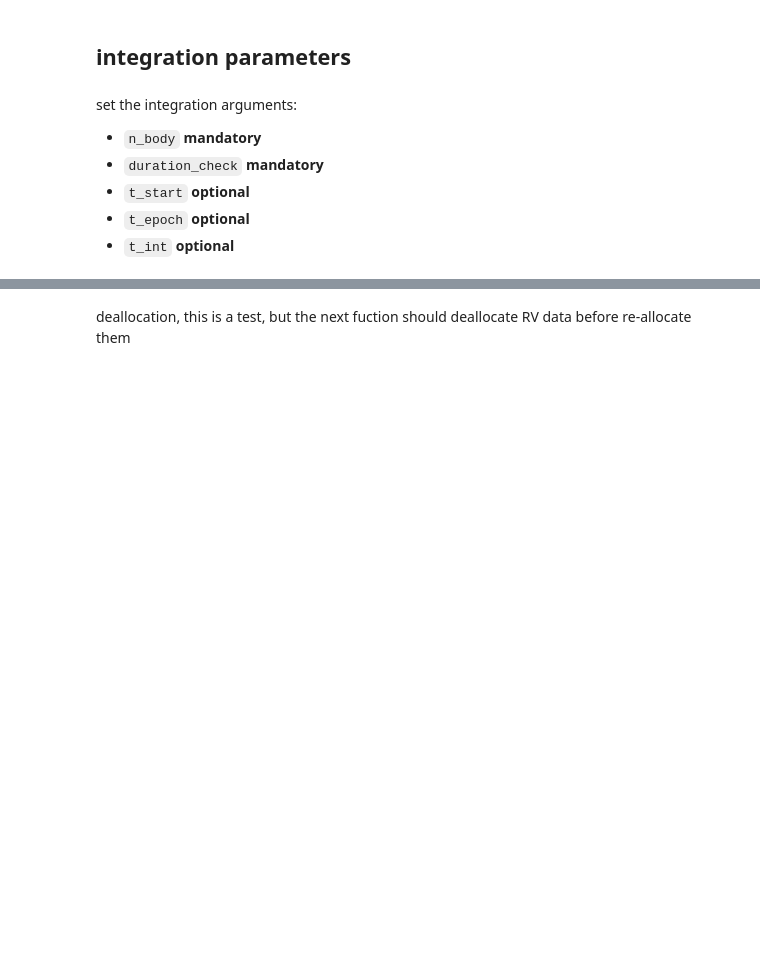
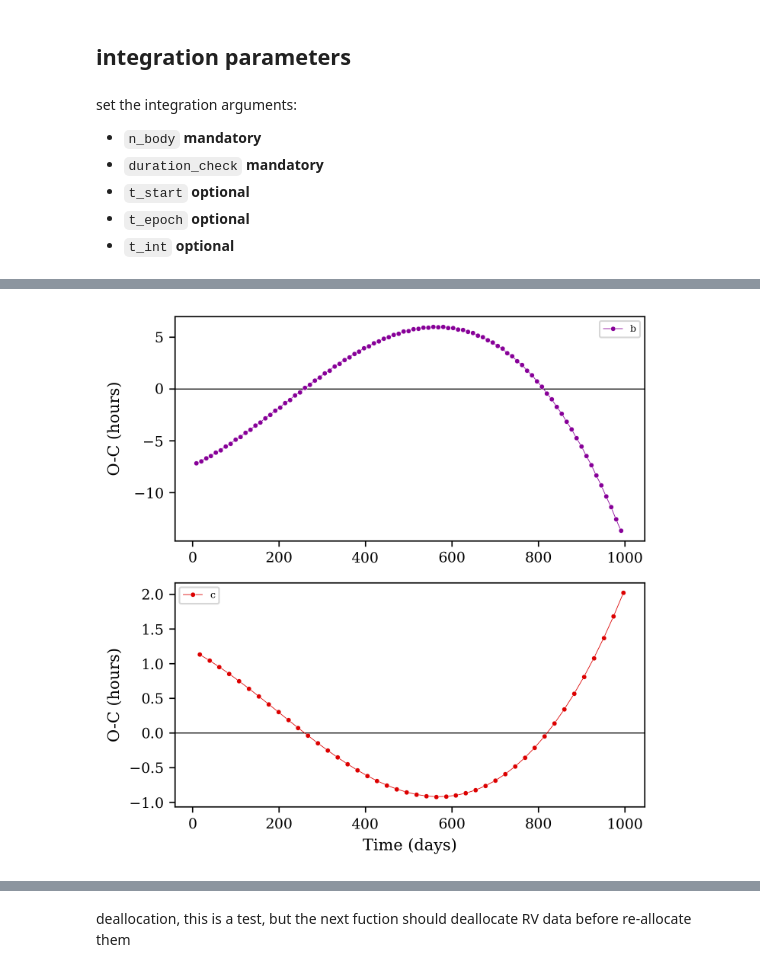
Before and after one commit to lucaborsato/trades, a Jupyter notebook: trades_example/python_examples/import_trades_for_python.ipynb, the cells around one changed output, grey strips where cells are left out. Cells and saved outputs as stored; diff of their text form; code cells hidden in the pictures; blank space fills up the shorter version.

```diff
--- a/trades_example/python_examples/import_trades_for_python.ipynb
+++ b/trades_example/python_examples/import_trades_for_python.ipynb
@@ -52,0 +57,10 @@ provides radial velocities info: time, rv (m/s), and error_rv (m/s)
+# %%
+# parameter = array([star, planet b, planet c]) = array([body_1, body_2, body_3])
+mass   = np.array([1.0, 5.0 * cst.Mears, 54.0 * cst.Mears]) # Masses in Solar unit
+radius = np.array([1.0, 2.0 * cst.Rears,  2.5 * cst.Rears]) # Radii in Solar unit
+period = np.array([0.0, 11.4453, 22.80988]) # Periods in days
+ecc    = np.array([0.0, 0.024, 0.053]) # eccentricities
+argp   = np.array([0.0, 202.1, 167.6]) # argument of pericenters in degrees
+meana  = np.array([0.0, 3.8, 33.4]) # mean anonalies in degrees
+inc    = np.array([0.0, 89.8, 89.9]) # inclinations in degrees
+longn  = np.array([0.0, 180.0, 180.0])# longitude of ascending nodes in degrees
@@ -52,0 +92,10 @@ provides radial velocities info: time, rv (m/s), and error_rv (m/s)
+# %%
+transiting_body = 1 # all planets
+n_transits = (t_int /  period[1:]).astype(int)
+n_all_transits = np.sum(n_transits) + (n_body - 1) # star has no transits by definition
+
+transits, durations, kep_elem, body_flag = pytrades.orbits_to_transits(
+    n_all_transits,
+    time_steps, mass, radius, orbits,
+    transiting_body
+)
@@ -52,0 +376,76 @@ provides radial velocities info: time, rv (m/s), and error_rv (m/s)
+# %%
+fig = plt.figure(figsize=figsize)
+
+nrows = n_body - 1
+ncols = 1
+
+ms = 3
+label_size = 10
+tick_size=8
+leg_size=6
+
+colors = plt.get_cmap("nipy_spectral")(np.linspace(0.1, 0.9, endpoint=True, num=nrows))
+
+axs = []
+xmin = np.inf
+xmax = -np.inf
+
+lin_ephem = {}
+
+for i_body in range(1, n_body):
+    i_py = i_body - 1
+    i_pl = i_body + 1
+    print("=== Planet id {} == {} ===".format(i_pl, pl_names[i_body]))
+    sel = body_flag == i_pl
+    tra = transits[sel]
+    n_tra = len(tra)
+
+    dt = np.diff(tra)
+    Pmed = np.median(dt)
+    print("Pmed = ",Pmed," P = ", period[i_body])
+    Tmed = tra[n_tra // 2]
+    print("Tmed = ", Tmed)
+    epo = np.rint( (tra - Tmed) / Pmed )
+    Tref, Pref, chi2 = pytrades.linear_fit(epo, tra, ey=None)
+    print("Tref = ", Tref, " Pref = ", Pref)
+    print("chi2 = {} ==> chi2/dof = {}".format(chi2, chi2/(len(tra)-2)))
+    lin_ephem[i_pl] = {"Tref": Tref[0], "Pref":Pref[0]}
+
+    Tlin = Tref[0] + epo * Pref[0]
+    oc   = (tra - Tlin)
+    Aoc = 0.5*np.ptp(oc)
+    un = set_unit_base("auto", Aoc)
+    print("A_TTV = semi-amplitude OC = {} {}".format(Aoc*un[0], un[1]))
+
+    ax = plt.subplot2grid((nrows, ncols), (i_py, 0))
+    ax.axhline(0.0, color='black', ls='-', lw=0.6, zorder=1)
+    ax.plot(
+        Tlin, oc*un[0],
+        color=colors[i_py],
+        marker='o',
+        ms=ms,
+        mec='white',
+        mew=0.2,
+        ls='-',
+        lw=0.4,
+        label=pl_names[i_body],
+        zorder=5
+    )
+    ax.legend(loc='best', fontsize=leg_size)
+    ax.set_ylabel("O-C ({})".format(un[1]), fontsize=label_size)
+    axs.append(ax)
+    xl = ax.get_xlim()
+    xmin = min(xl[0], xmin)
+    xmax = max(xl[1], xmax)
+
+ax.set_xlabel("Time (days)", fontsize=label_size)
+for ax in axs:
+    ax.set_xlim(xmin, xmax)
+
+plt.tight_layout()
+
+fig.align_ylabels(axs)
+
+plt.show()
+plt.close(fig)
+# %% [output]
@@ -52,0 +464 @@ provides radial velocities info: time, rv (m/s), and error_rv (m/s)
+[figure, added]
```
Also changed, not shown: parts of 51 cells of this notebook, 15 other files.
